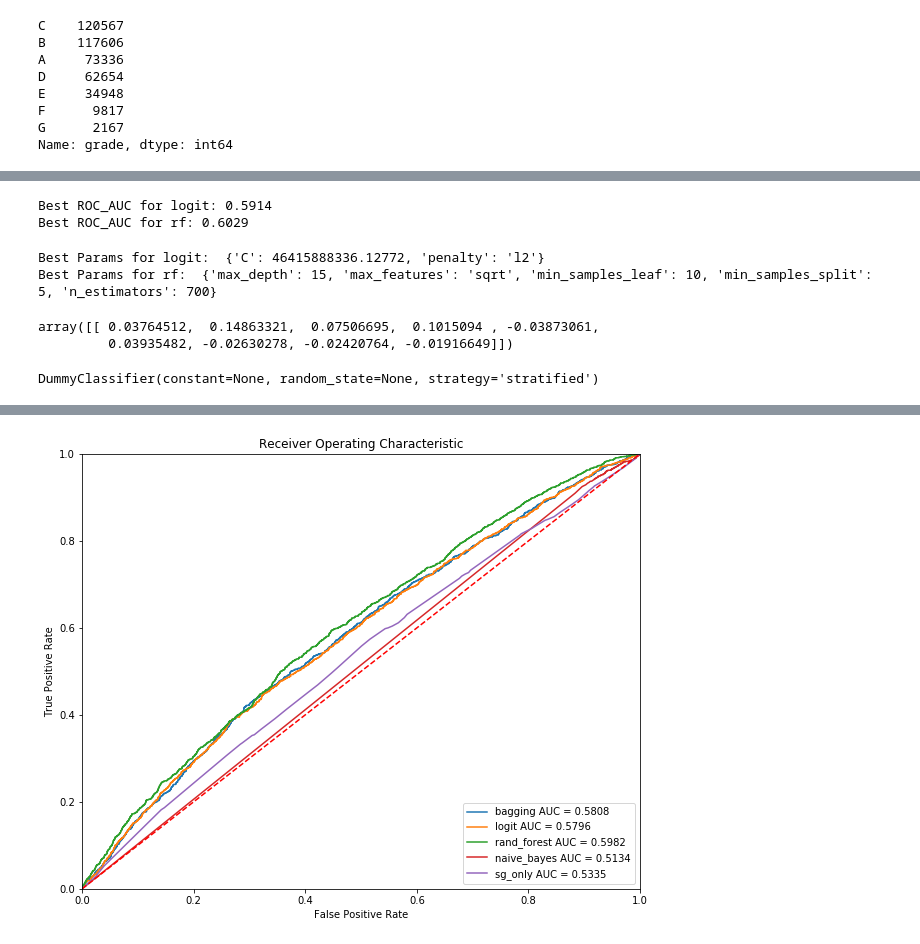
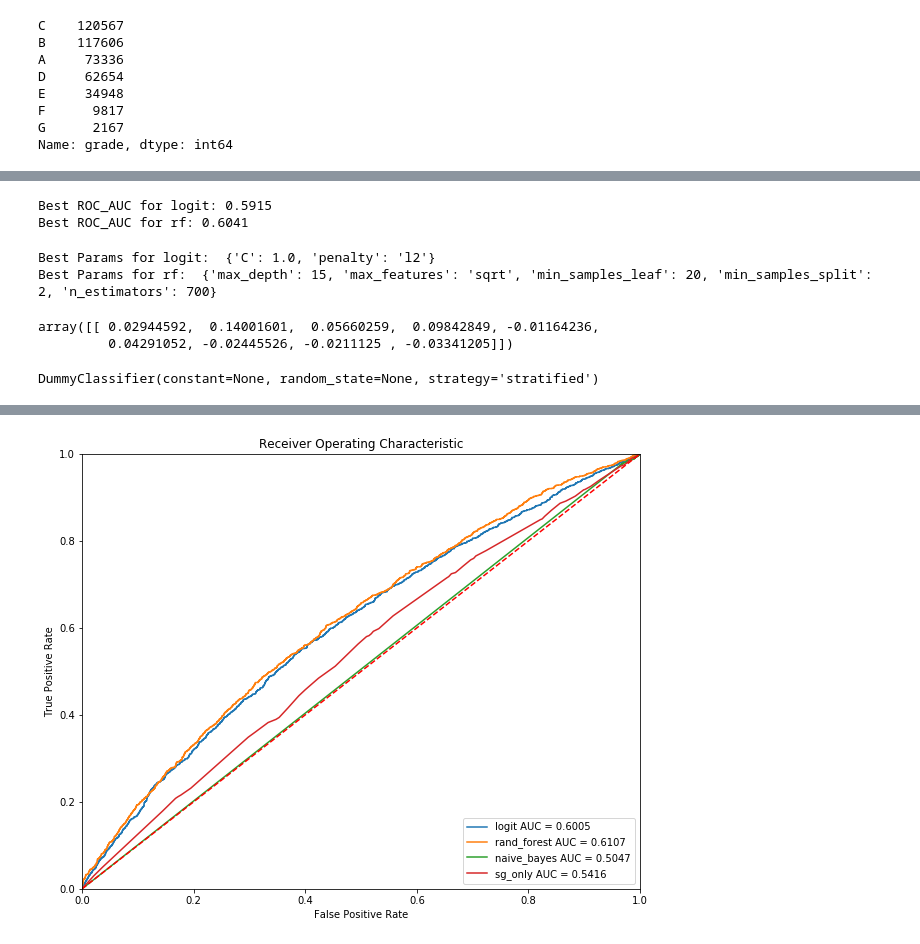
Before and after one commit to yiuhyuk/Project_3_Metis, a Jupyter notebook: lending_club_v4.0.ipynb, the cells around one changed output, grey strips where cells are left out. Cells and saved outputs as stored; diff of their text form; code cells hidden in the pictures.

```diff
--- a/lending_club_v4.0.ipynb
+++ b/lending_club_v4.0.ipynb
@@ -435,6 +435,11 @@ scaler.fit(x_train_up)
 x_norm_train = scaler.transform(x_train)
 x_norm_val = scaler.transform(x_val)
 x_norm_test = scaler.transform(x_test)
+
+# Change intercept back to 1
+x_norm_train[:,0] = 1
+x_norm_val[:,0] = 1
+x_norm_test[:,0] = 1
 # %%
 # Run CV with 5 folds (knn)
 
@@ -541,6 +546,6 @@ GridSearchCV(cv=5, error_score='raise-deprecating',
 # %%
 # Bagging
 
-bagging_logit = BaggingClassifier(linear_model.LogisticRegression(solver='lbfgs', max_iter=10000, C=100000),
-                                  n_estimators=1000, max_samples=0.50, max_features=0.80, verbose=10)
-bagging_logit.fit(x_norm_train, y_train)
+# bagging_logit = BaggingClassifier(linear_model.LogisticRegression(solver='lbfgs', max_iter=10000, C=100000),
+#                                   n_estimators=500, max_samples=0.50, max_features=0.80, verbose=10)
+# bagging_logit.fit(x_norm_train, y_train)
@@ -626,16 +603,16 @@ print('Best ROC_AUC for logit: %0.4f' % logistic_grid.best_score_)
 #print('Best ROC_AUC for svm: %0.4f' % svm_grid.best_score_)
 print('Best ROC_AUC for rf: %0.4f' % rf_grid.best_score_)
 # %% [output]
-Best ROC_AUC for logit: 0.5914
-Best ROC_AUC for rf: 0.6029
+Best ROC_AUC for logit: 0.5915
+Best ROC_AUC for rf: 0.6041
 # %%
 #print('Best Params for knn: ', knn_grid.best_params_)
 print('Best Params for logit: ', logistic_grid.best_params_)
 #print('Best Params for svm: ', svm_grid.best_params_)
 print('Best Params for rf: ', rf_grid.best_params_)
 # %% [output]
-Best Params for logit:  {'C': 46415888336.12772, 'penalty': 'l2'}
-Best Params for rf:  {'max_depth': 15, 'max_features': 'sqrt', 'min_samples_leaf': 10, 'min_samples_split': 5, 'n_estimators': 700}
+Best Params for logit:  {'C': 1.0, 'penalty': 'l2'}
+Best Params for rf:  {'max_depth': 15, 'max_features': 'sqrt', 'min_samples_leaf': 20, 'min_samples_split': 2, 'n_estimators': 700}
 # %%
 # Fit sub_grade Classifier
 
@@ -647,8 +624,8 @@ logistic_sub_grade = linear_model.LogisticRegression(solver='lbfgs', max_iter=10
 logistic_sub_grade.fit(x_patsy_sg_train, y_train)
 logistic_sub_grade.coef_
 # %% [output]
-array([[ 0.03764512,  0.14863321,  0.07506695,  0.1015094 , -0.03873061,
-         0.03935482, -0.02630278, -0.02420764, -0.01916649]])
+array([[ 0.02944592,  0.14001601,  0.05660259,  0.09842849, -0.01164236,
+         0.04291052, -0.02445526, -0.0211125 , -0.03341205]])
 # %%
 # Fit Dummy Classifier
 from sklearn.dummy import DummyClassifier
@@ -690,12 +667,11 @@ DummyClassifier(constant=None, random_state=None, strategy='stratified')
 #              dummy]
 #model_name = ['gboost', 'bagging', 'logit', 'rand_forest', 'sg_only', 'dummy']
 
-model_list = [bagging_logit,
-              logistic_grid.best_estimator_,
+model_list = [logistic_grid.best_estimator_,
               rf_grid.best_estimator_,
               gnb,
               logistic_sub_grade]
-model_name = ['bagging', 'logit', 'rand_forest', 'naive_bayes', 'sg_only']
+model_name = ['logit', 'rand_forest', 'naive_bayes', 'sg_only']
 
 # Plot ROC curve for all my models
 fig, ax = plt.subplots(figsize=(10,8))
@@ -730,4 +703,4 @@ plt.show()
-[figure, old version]
+[figure, new version]
 # %%
 # Examine the correlation of the model errors
 
```
Also changed, not shown: parts of 21 cells of this notebook.
